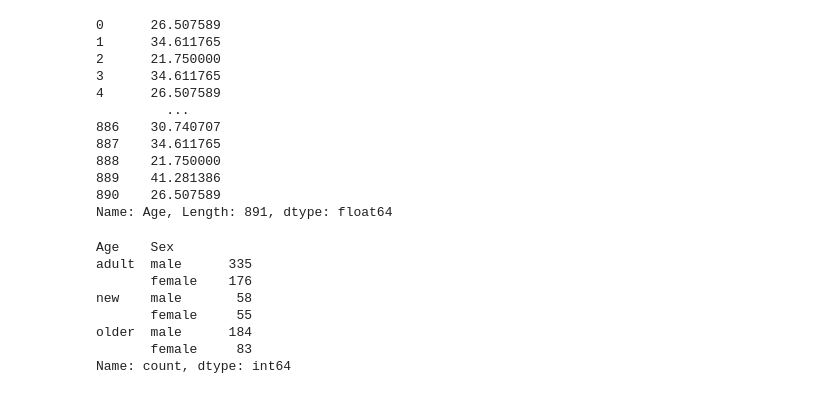
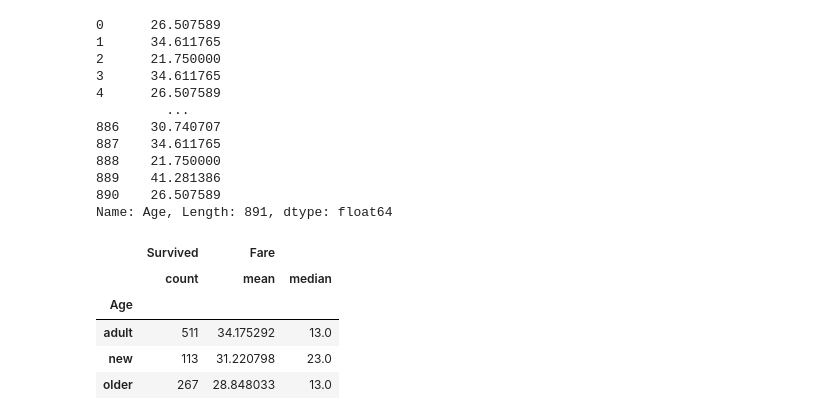
Before and after one commit to KevBoyz/some-python, a Jupyter notebook: Data_Science/Base_Squad/Pandas/7groupby.ipynb, the cells around one changed output. Cells and saved outputs as stored; diff of their text form; code cells hidden in the pictures.

```diff
--- a/Data_Science/Base_Squad/Pandas/7groupby.ipynb
+++ b/Data_Science/Base_Squad/Pandas/7groupby.ipynb
@@ -97,21 +97,20 @@ df.reset_index(inplace=True)
 # %%
+df.reset_index(inplace=True)
 df.set_index('Age', inplace=True)
 
 def classe(index):
     if index < 18:
         return 'new'
     elif 18 < index <= 50:
         return 'adult'
     else:
         return 'older'
 
-df.groupby(classe)['Sex'].value_counts()
+df.groupby(classe)[['Survived', 'Fare']].agg({'Survived':'count', 'Fare': ('mean', 'median')})
 # %% [output]
-Age    Sex
-adult  male      335
-       female    176
-new    male       58
-       female     55
-older  male      184
-       female     83
-Name: count, dtype: int64
+|  | Survived | Fare |  |
+|  | count | mean | median |
+| Age |  |  |  |
+| adult | 511 | 34.175292 | 13.0 |
+| new | 113 | 31.220798 | 23.0 |
+| older | 267 | 28.848033 | 13.0 |
```
Also changed, not shown: parts of 1 cell of this notebook, 2 other files.
